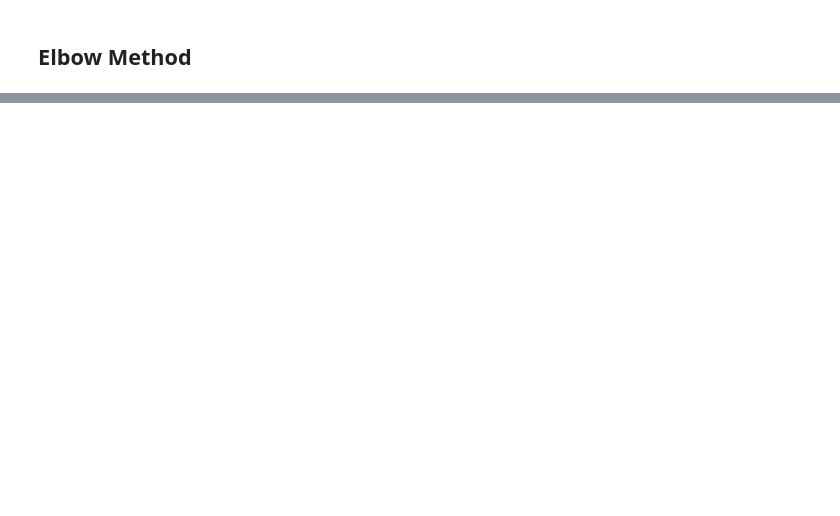
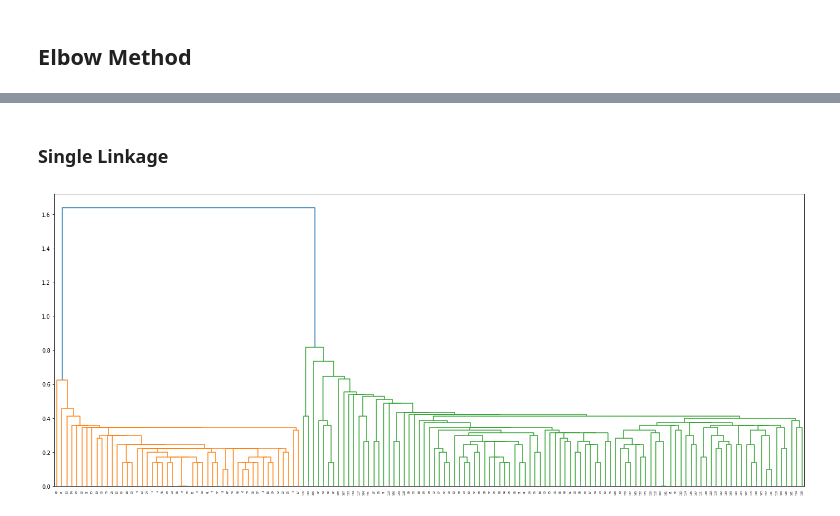
Before and after one commit to ajaybiswas22/Hierarchical-Clustering, a Jupyter notebook: src/hierarchical.ipynb, the cells around one changed output, grey strips where cells are left out. Cells and saved outputs as stored; diff of their text form; code cells hidden in the pictures; blank space fills up the shorter version.

```diff
--- a/src/hierarchical.ipynb
+++ b/src/hierarchical.ipynb
@@ -134,0 +52,9 @@ plt.show()
+# %% [markdown]
+### Single Linkage
+# %%
+X = linkage(dt, 'single')
+fig = plt.figure(figsize=(25, 10))
+dn1 = dendrogram(X)
+plt.show()
+# %% [output]
+[figure, added]
```
Also changed, not shown: parts of 26 cells of this notebook.
